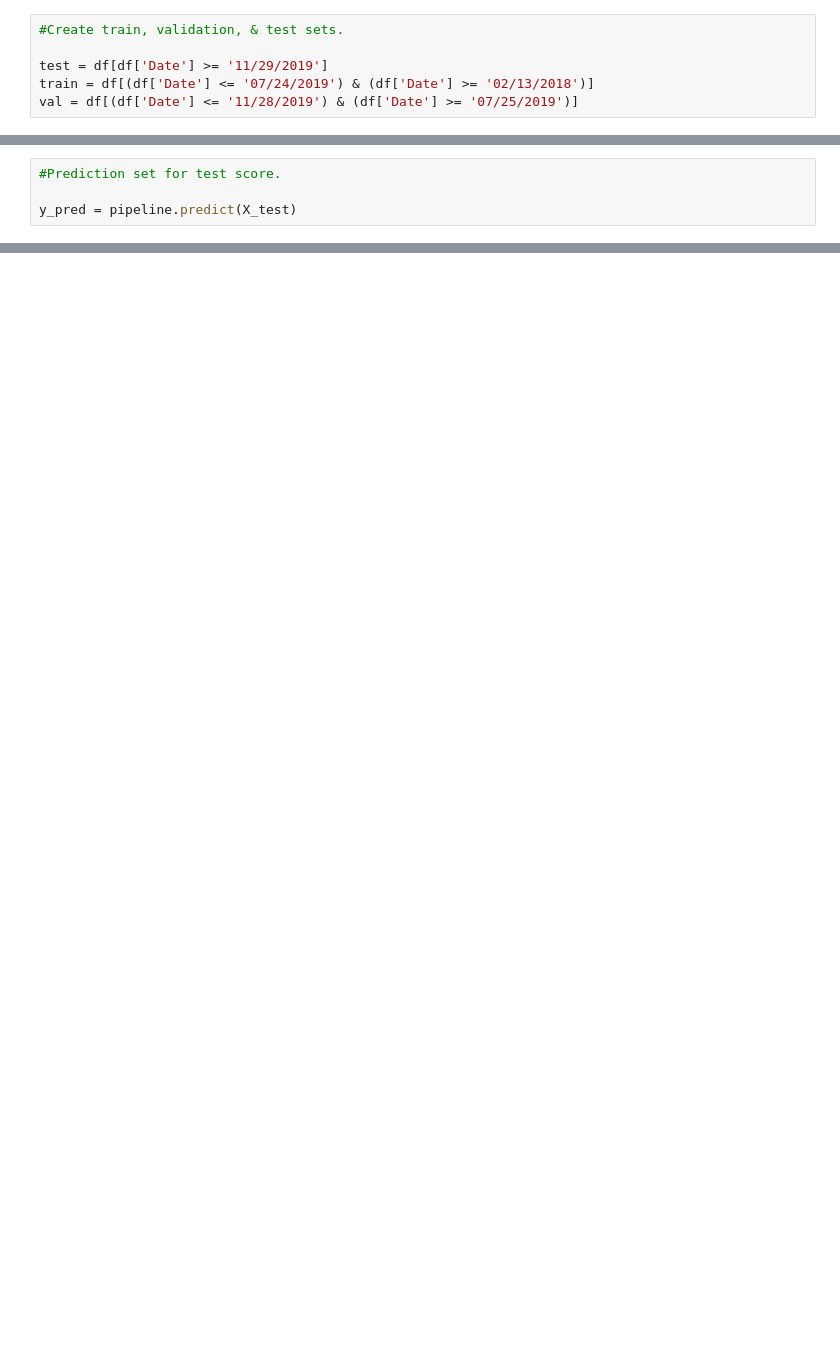
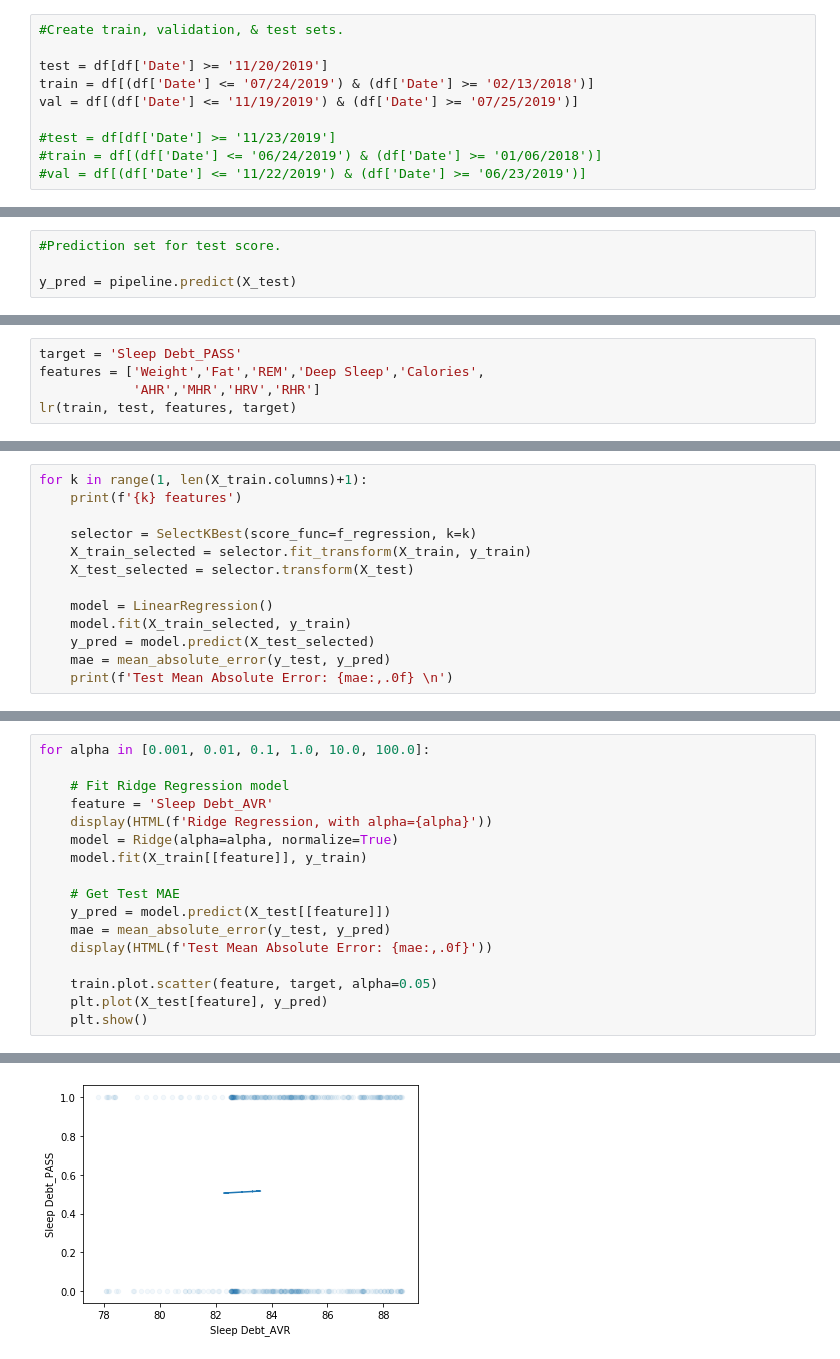
Before and after one commit to filchyboy/Personal_Health_Fitness, a Jupyter notebook: The_Daily.ipynb, the cells around one changed output, grey strips where cells are left out. Drawn from its saved outputs; the diff is of its cells as text; blank space fills up the shorter version.

```diff
--- a/The_Daily.ipynb
+++ b/The_Daily.ipynb
@@ -169,6 +188,10 @@ fig.show()
 # %%
 #Create train, validation, & test sets.
 
-test = df[df['Date'] >= '11/29/2019']
+test = df[df['Date'] >= '11/20/2019']
 train = df[(df['Date'] <= '07/24/2019') & (df['Date'] >= '02/13/2018')]
-val = df[(df['Date'] <= '11/28/2019') & (df['Date'] >= '07/25/2019')]
+val = df[(df['Date'] <= '11/19/2019') & (df['Date'] >= '07/25/2019')]
+
+#test = df[df['Date'] >= '11/23/2019']
+#train = df[(df['Date'] <= '06/24/2019') & (df['Date'] >= '01/06/2018')]
+#val = df[(df['Date'] <= '11/22/2019') & (df['Date'] >= '06/23/2019')]
@@ -502,0 +325,5 @@ plt.ylabel('True Positive Rate');
+# %%
+target = 'Sleep Debt_PASS'
+features = ['Weight','Fat','REM','Deep Sleep','Calories',
+            'AHR','MHR','HRV','RHR']
+lr(train, test, features, target)
@@ -502,0 +375,13 @@ plt.ylabel('True Positive Rate');
+# %%
+for k in range(1, len(X_train.columns)+1):
+    print(f'{k} features')
+
+    selector = SelectKBest(score_func=f_regression, k=k)
+    X_train_selected = selector.fit_transform(X_train, y_train)
+    X_test_selected = selector.transform(X_test)
+
+    model = LinearRegression()
+    model.fit(X_train_selected, y_train)
+    y_pred = model.predict(X_test_selected)
+    mae = mean_absolute_error(y_test, y_pred)
+    print(f'Test Mean Absolute Error: {mae:,.0f} \n')
@@ -502,0 +408,18 @@ plt.ylabel('True Positive Rate');
+# %%
+for alpha in [0.001, 0.01, 0.1, 1.0, 10.0, 100.0]:
+
+    # Fit Ridge Regression model
+    feature = 'Sleep Debt_AVR'
+    display(HTML(f'Ridge Regression, with alpha={alpha}'))
+    model = Ridge(alpha=alpha, normalize=True)
+    model.fit(X_train[[feature]], y_train)
+
+    # Get Test MAE
+    y_pred = model.predict(X_test[[feature]])
+    mae = mean_absolute_error(y_test, y_pred)
+    display(HTML(f'Test Mean Absolute Error: {mae:,.0f}'))
+
+    train.plot.scatter(feature, target, alpha=0.05)
+    plt.plot(X_test[feature], y_pred)
+    plt.show()
+# %% [output]
@@ -502,0 +428 @@ plt.ylabel('True Positive Rate');
+[figure, added]
```
Also changed, not shown: parts of 79 cells of this notebook.
